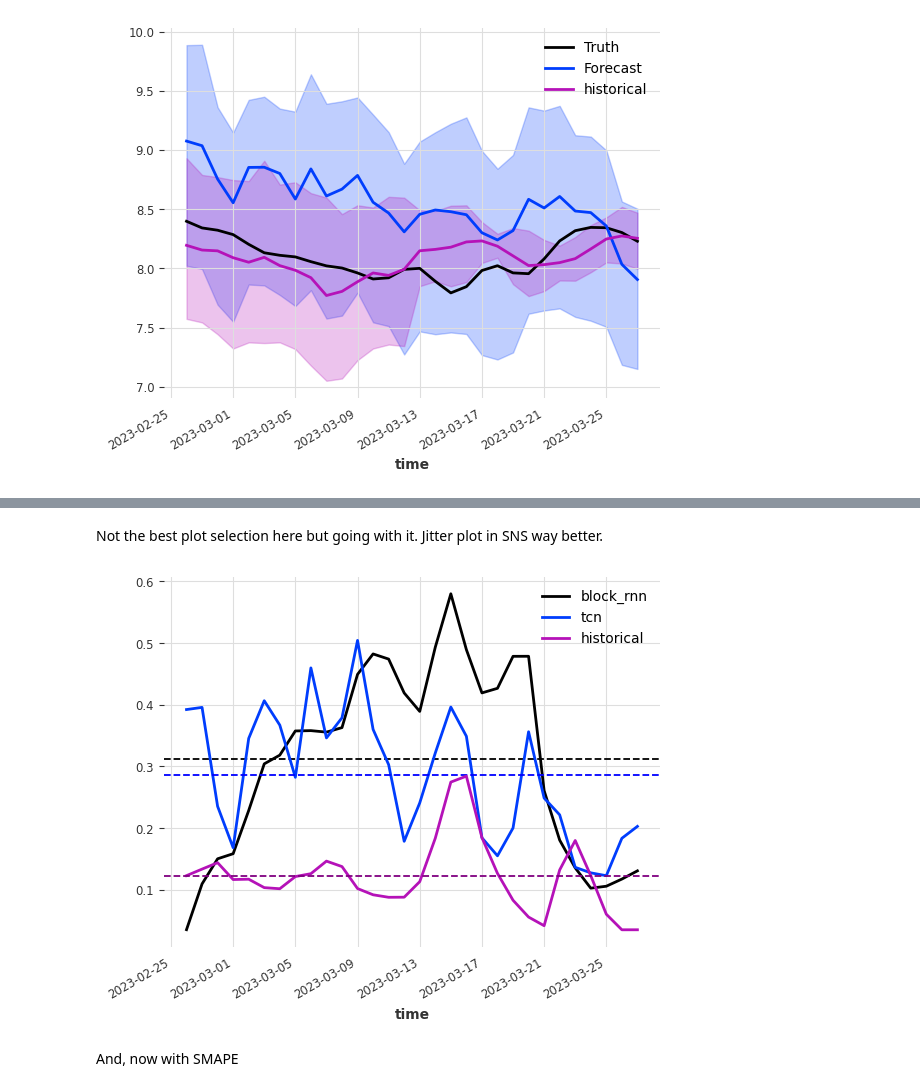
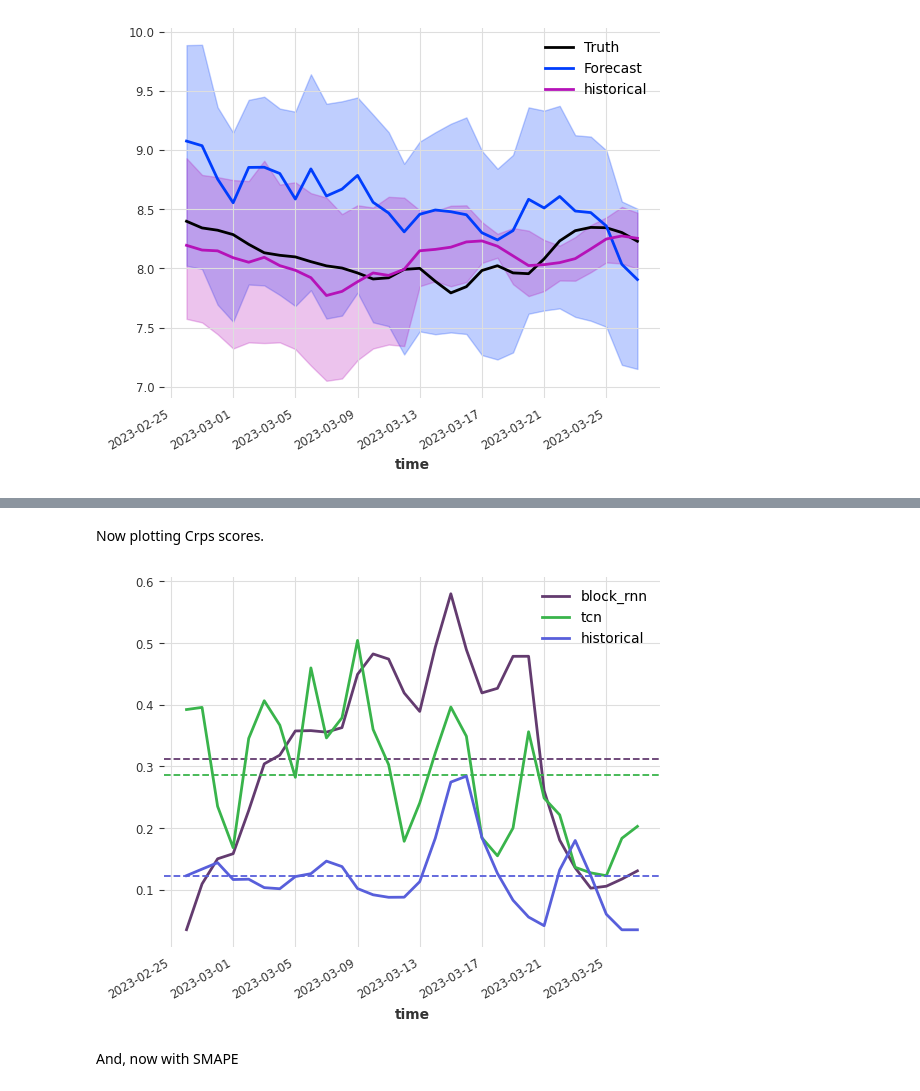
Before and after one commit to boettiger-lab/neon4cast-darts-submit, a Jupyter notebook: scoring_exploration.ipynb, the cells around one changed output, grey strips where cells are left out. Saved outputs shown, nothing was run; the diff lists cells and outputs as text; code cells hidden in the pictures.

Commit message:
Adding crps plot function

```diff
--- a/scoring_exploration.ipynb
+++ b/scoring_exploration.ipynb
@@ -433,16 +427,29 @@ historical_crps = crps(forecasts_dict["BARC"]["oxygen"]["historical"], forecasts
-# %% [markdown]
-Not the best plot selection here but going with it. Jitter plot in SNS way better.
-# %%
-plt.clf()
-block_crps.plot(label = "block_rnn")
-plt.axhline(y = block_crps.mean(axis=0).values()[0][0], color = 'black', linestyle = '--')
-tcn_crps.plot(label = "tcn")
-plt.axhline(y = tcn_crps.mean(axis=0).values()[0][0], color = 'blue', linestyle = '--')
-historical_crps.plot(label = "historical")
-plt.axhline(y = historical_crps.mean(axis=0).values()[0][0], color = 'purple', linestyle = '--')
-plt.show()
-# %% [output]
-[figure, removed]
+# %% [markdown]
+Now plotting Crps scores.
+# %%
+import random
+
+def make_crps_plot(forecast_dict, observed):
+    crps_scores = {}
+    for model_name, forecast in forecast_dict.items():
+        _crps = crps(forecast, observed)
+        crps_scores[model_name] = _crps
+
+    plt.clf()
+    for model_name, crps_score in crps_scores.items():
+        random_color = (random.random(), random.random(), random.random())
+        crps_score.plot(label=model_name, color=random_color)
+        plt.axhline(y=crps_score.mean(axis=0).values()[0][0],
+                    linestyle="--",
+                    color=random_color)
+    plt.show()
+# %%
+forecast_dict = {"block_rnn" : forecasts_dict["BARC"]["oxygen"]["block_rnn"],
+                 "tcn": forecasts_dict["BARC"]["oxygen"]["tcn"],
+                 "historical": forecasts_dict["BARC"]["oxygen"]["historical"]}
+make_crps_plot(forecast_dict, forecasts_dict["BARC"]["oxygen"]["validation"])
+# %% [output]
+[figure, added]
 # %% [markdown]
 And, now with SMAPE
 # %%
```
Also changed, not shown: parts of 2 cells of this notebook.
